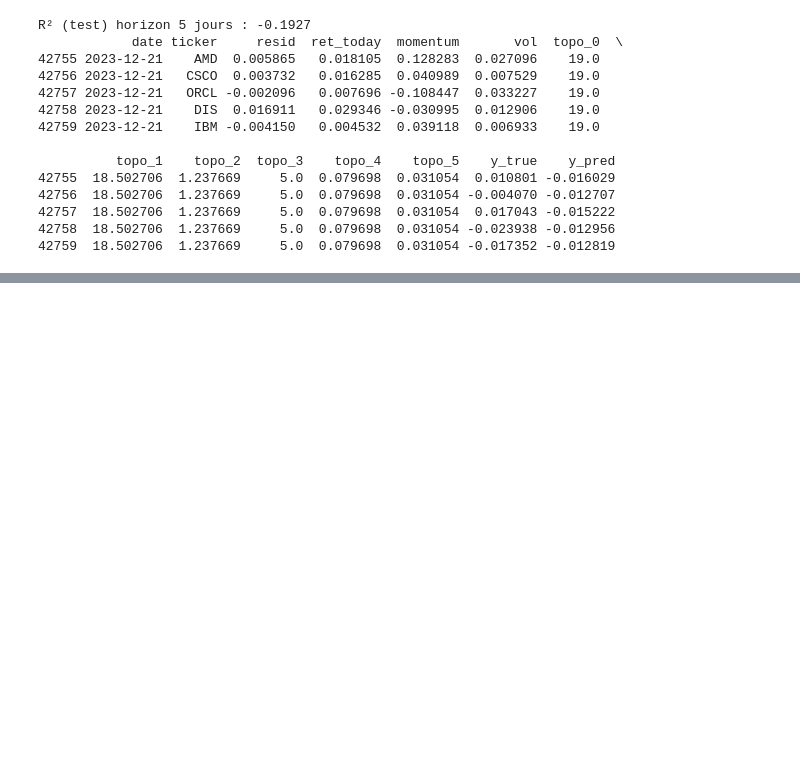
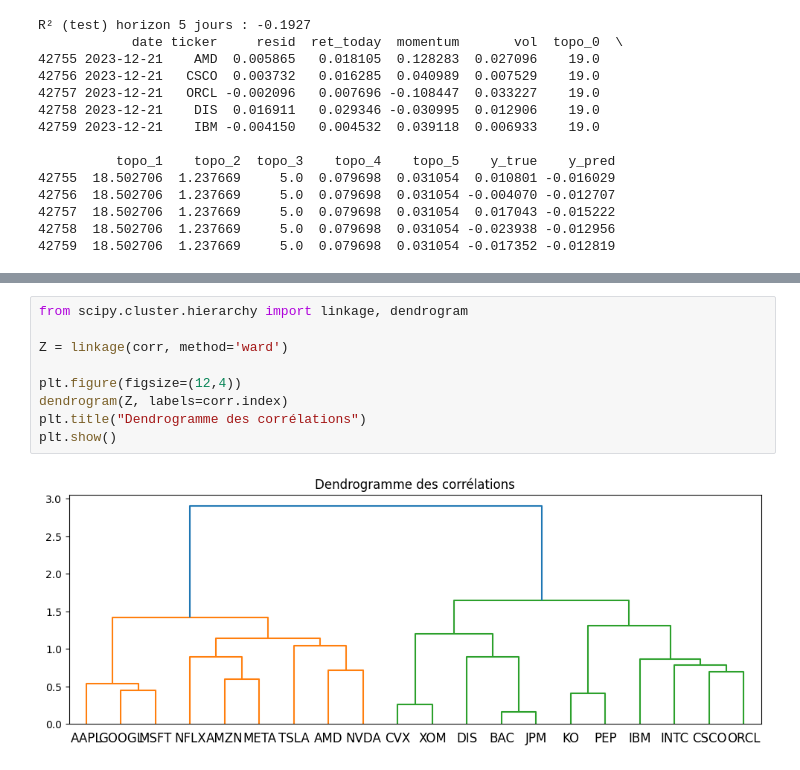
Before and after one commit to cantflytech/Memoire, a Jupyter notebook: documents/test.ipynb, the cells around one changed output, grey strips where cells are left out. Saved outputs shown, nothing was run; the diff lists cells and outputs as text; blank space fills up the shorter version.

```diff
--- a/documents/test.ipynb
+++ b/documents/test.ipynb
@@ -555,0 +556,11 @@ plt.show()
+# %%
+from scipy.cluster.hierarchy import linkage, dendrogram
+
+Z = linkage(corr, method='ward')
+
+plt.figure(figsize=(12,4))
+dendrogram(Z, labels=corr.index)
+plt.title("Dendrogramme des corrélations")
+plt.show()
+# %% [output]
+[figure, added]
```
Also changed, not shown: parts of 2 cells of this notebook, 36 other files.
